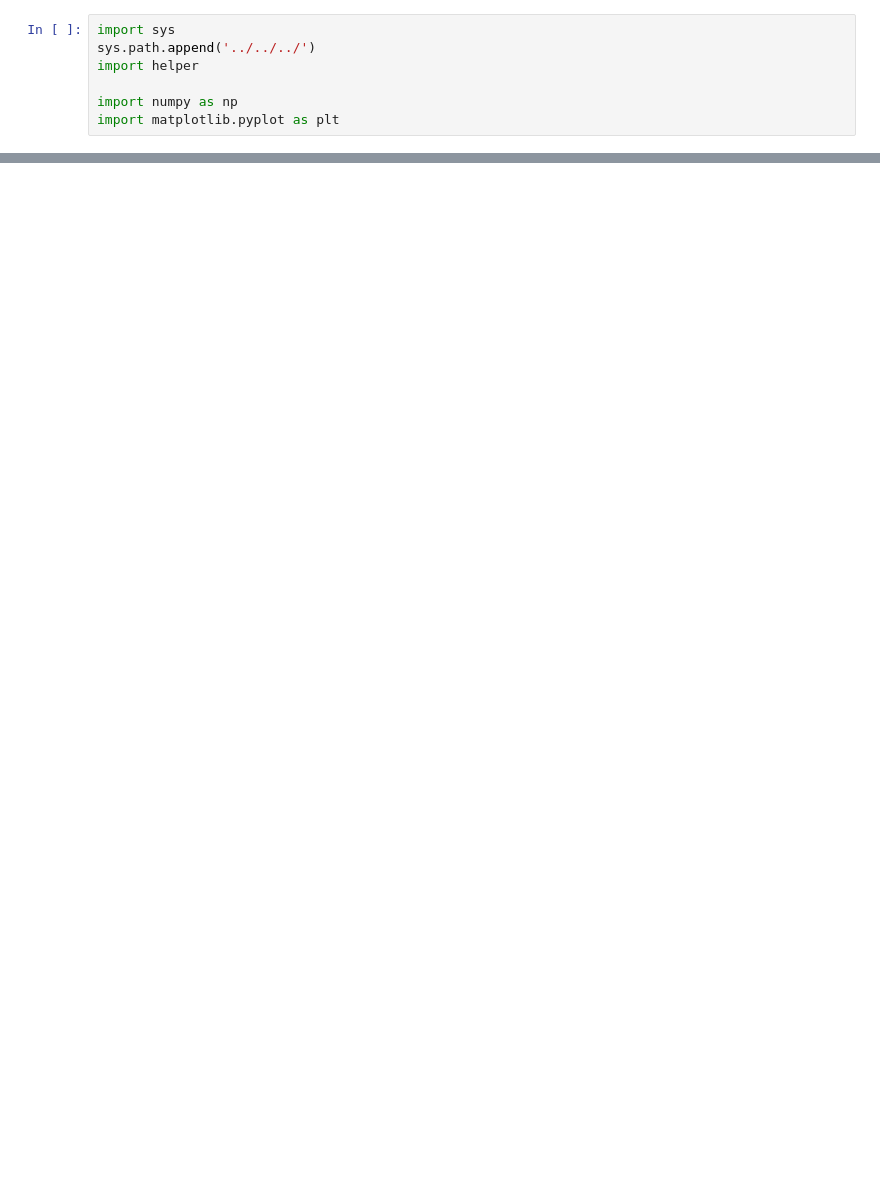
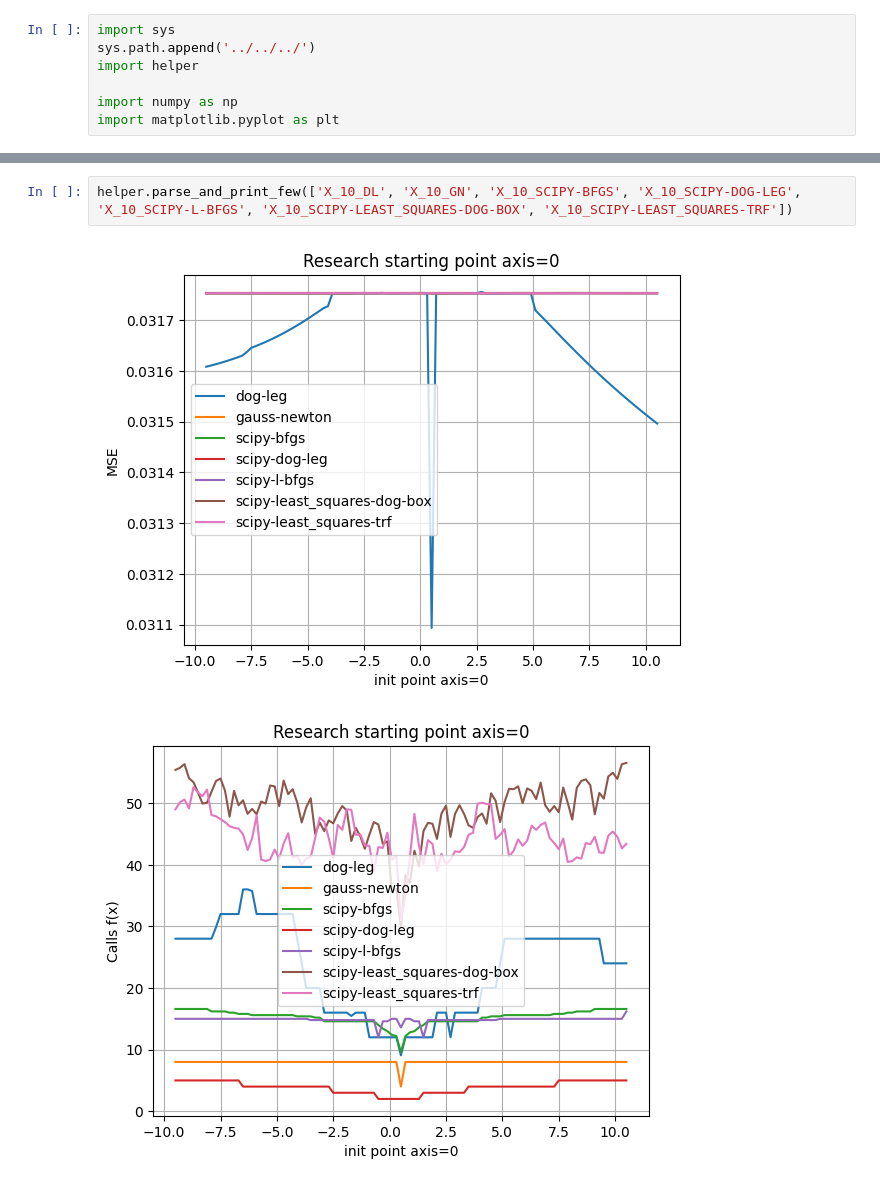
Before and after one commit to trio-at-optimization/optimization-lab4, a Jupyter notebook: Sources/T2/A/Research/results.ipynb, the cells around one changed output, grey strips where cells are left out. Drawn from its saved outputs; the diff is of its cells as text; blank space fills up the shorter version.

```diff
--- a/Sources/T2/A/Research/results.ipynb
+++ b/Sources/T2/A/Research/results.ipynb
@@ -27,0 +34,5 @@ helper.parse_and_print_few(all_results_list)
+# %%
+helper.parse_and_print_few(['X_10_DL', 'X_10_GN', 'X_10_SCIPY-BFGS', 'X_10_SCIPY-DOG-LEG', 'X_10_SCIPY-L-BFGS', 'X_10_SCIPY-LEAST_SQUARES-DOG-BOX', 'X_10_SCIPY-LEAST_SQUARES-TRF'])
+# %% [output]
+[figure, added]
+[figure, added]
```
Also changed, not shown: parts of 4 cells of this notebook, 15 other files.
